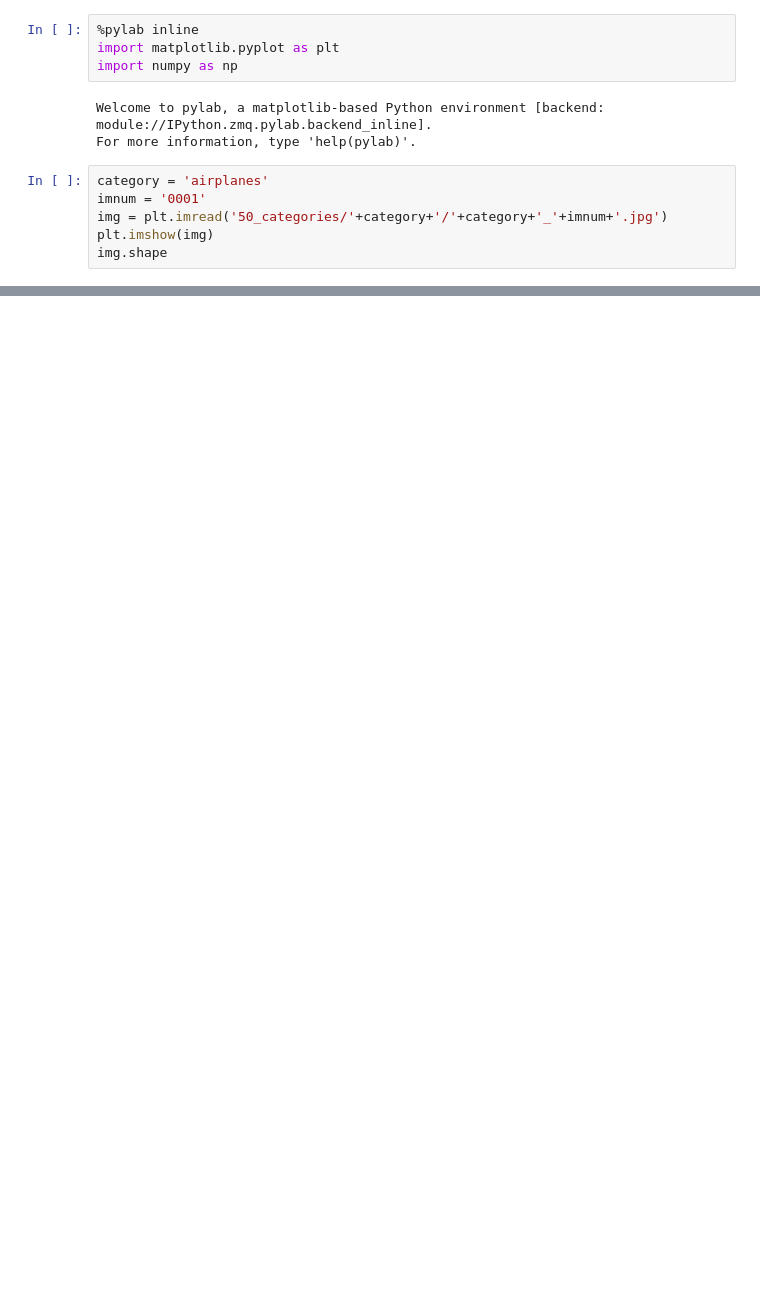
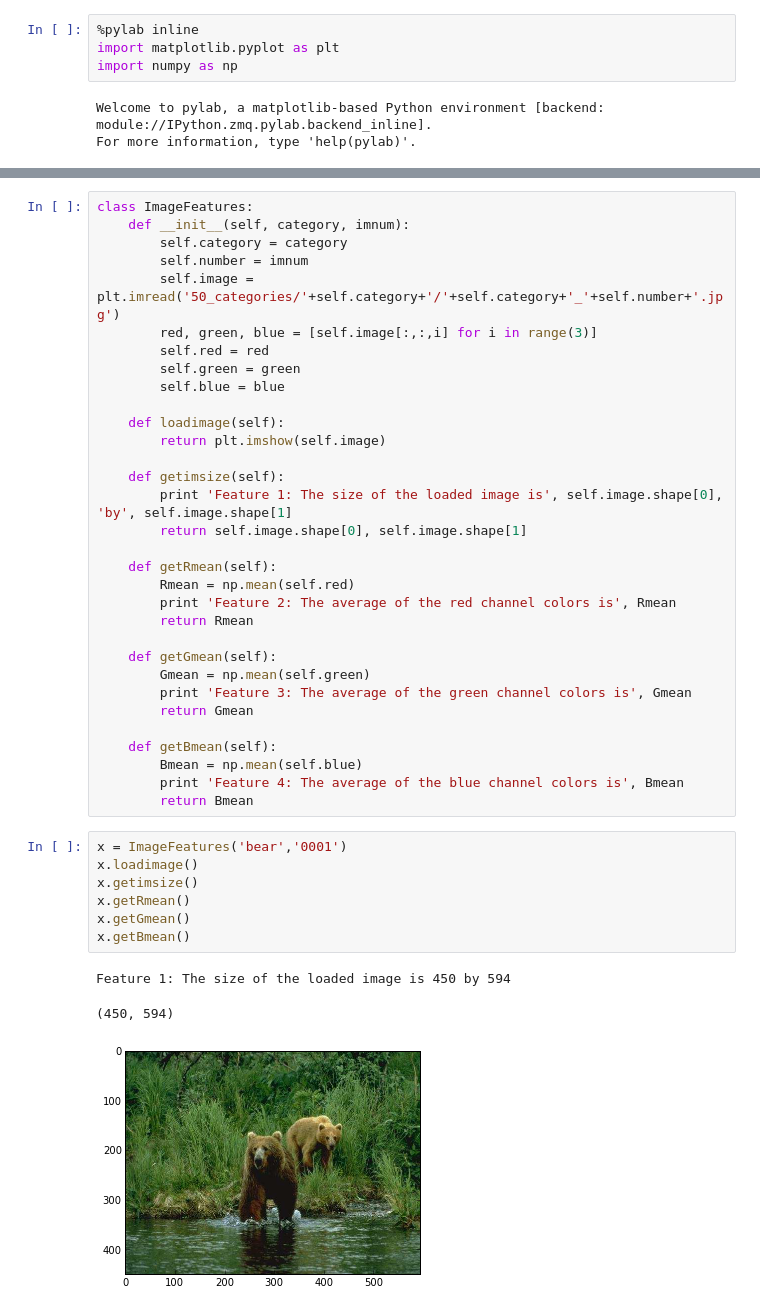
Before and after one commit to autumnshores/AY250_PythonClass, a Jupyter notebook: homework4/Q2.ipynb, the cells around one changed output, grey strips where cells are left out. Cells and saved outputs as stored; diff of their text form; blank space fills up the shorter version.

```diff
--- a/homework4/Q2.ipynb
+++ b/homework4/Q2.ipynb
@@ -5,9 +5,3 @@ import numpy as np
 # %% [output]
 Welcome to pylab, a matplotlib-based Python environment [backend: module://IPython.zmq.pylab.backend_inline].
 For more information, type 'help(pylab)'.
-# %%
-category = 'airplanes'
-imnum = '0001'
-img = plt.imread('50_categories/'+category+'/'+category+'_'+imnum+'.jpg')
-plt.imshow(img)
-img.shape
@@ -16,0 +13,43 @@ img.shape
+# %%
+class ImageFeatures:
+    def __init__(self, category, imnum):
+        self.category = category
+        self.number = imnum
+        self.image = plt.imread('50_categories/'+self.category+'/'+self.category+'_'+self.number+'.jpg')
+        red, green, blue = [self.image[:,:,i] for i in range(3)]
+        self.red = red
+        self.green = green
+        self.blue = blue
+
+    def loadimage(self):
+        return plt.imshow(self.image)
+
+    def getimsize(self):
+        print 'Feature 1: The size of the loaded image is', self.image.shape[0], 'by', self.image.shape[1]
+        return self.image.shape[0], self.image.shape[1]
+
+    def getRmean(self):
+        Rmean = np.mean(self.red)
+        print 'Feature 2: The average of the red channel colors is', Rmean
+        return Rmean
+
+    def getGmean(self):
+        Gmean = np.mean(self.green)
+        print 'Feature 3: The average of the green channel colors is', Gmean
+        return Gmean
+
+    def getBmean(self):
+        Bmean = np.mean(self.blue)
+        print 'Feature 4: The average of the blue channel colors is', Bmean
+        return Bmean
+# %%
+x = ImageFeatures('bear','0001')
+x.loadimage()
+x.getimsize()
+x.getRmean()
+x.getGmean()
+x.getBmean()
+# %% [output]
+Feature 1: The size of the loaded image is 450 by 594
+(450, 594)
+[figure, added]
```
Also changed, not shown: parts of 2 cells of this notebook.
